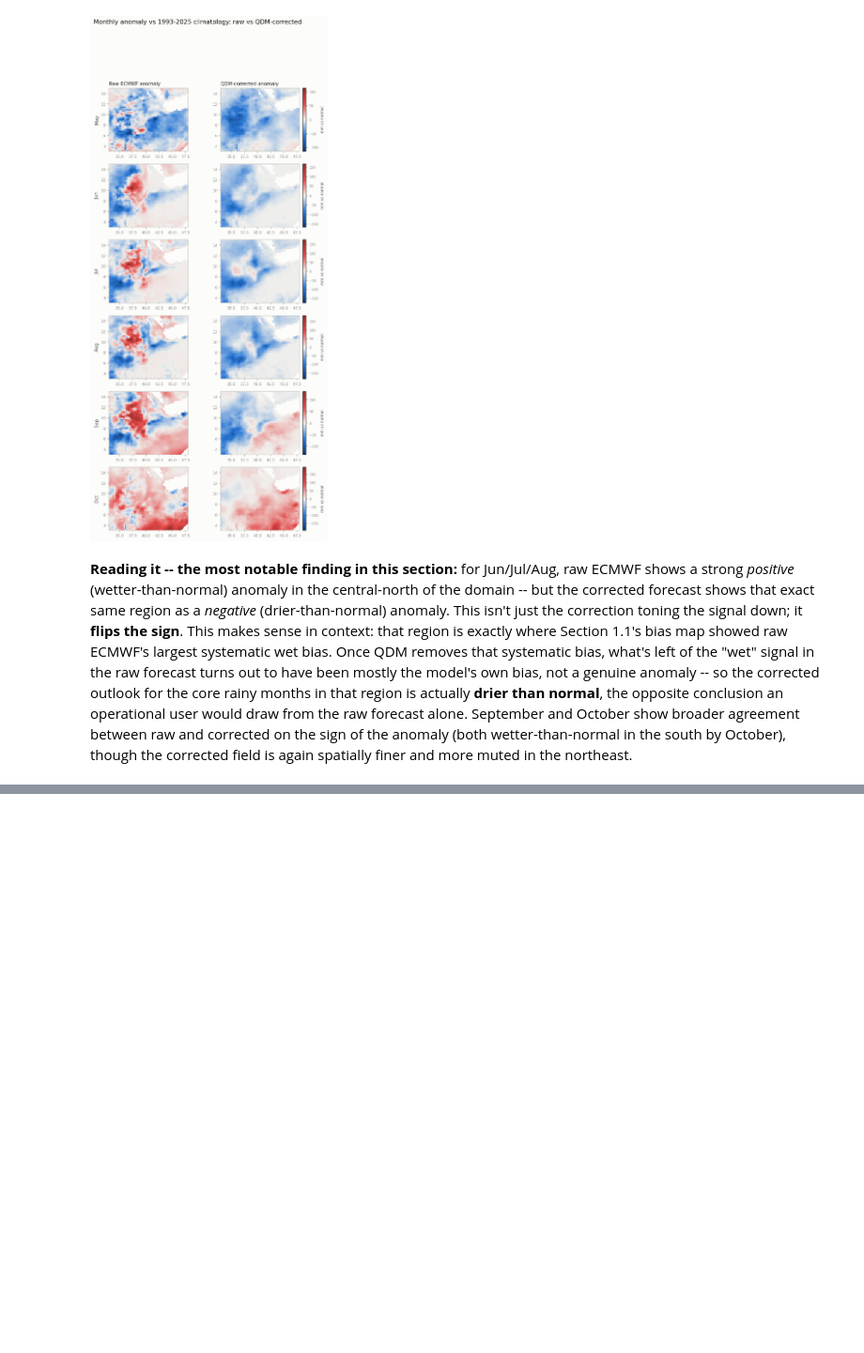
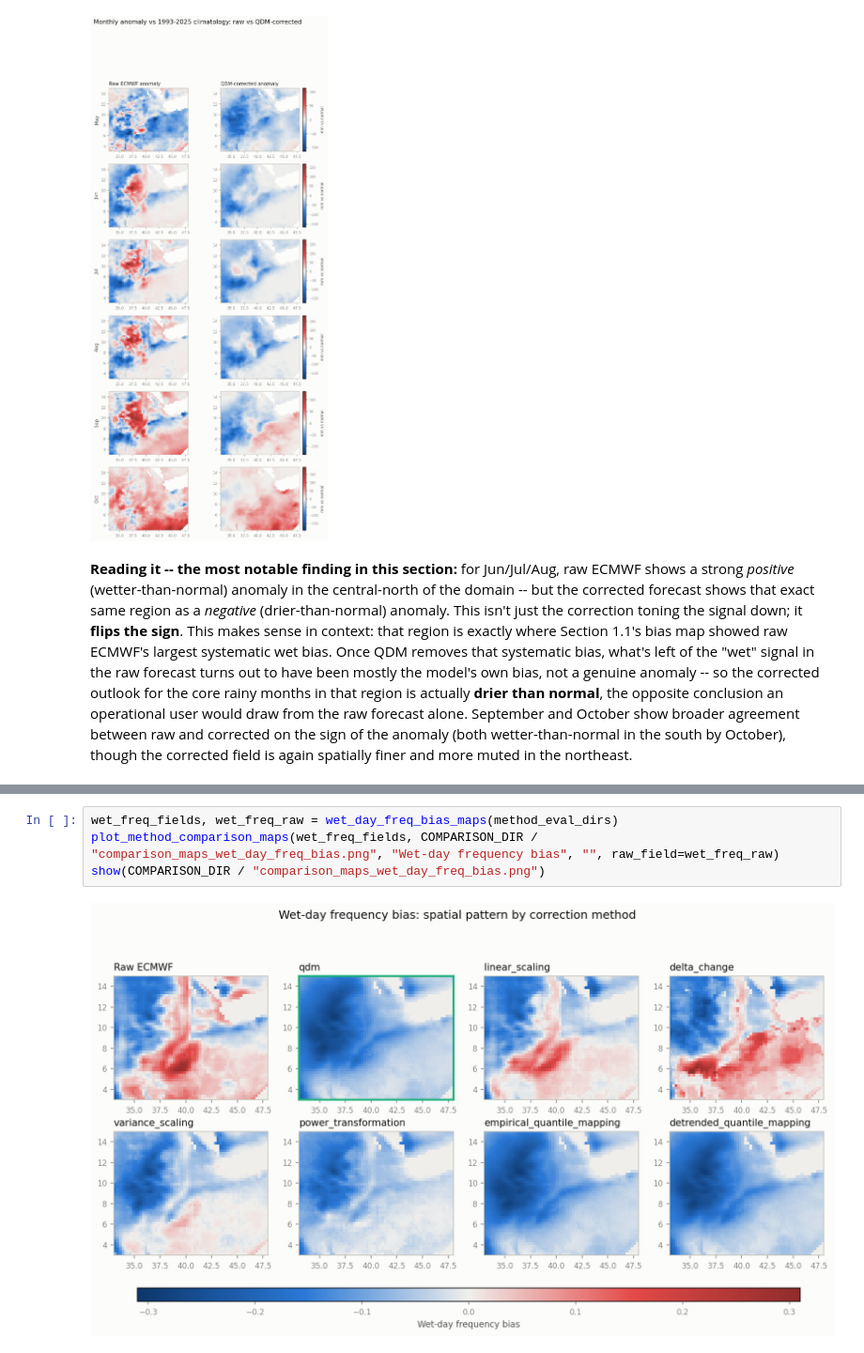
Before and after one commit to YonSci/sbc-qdm, a Jupyter notebook: notebooks/evaluation_report.ipynb, the cells around one changed output, grey strips where cells are left out. Shown at 94% size. Cells and saved outputs as stored; diff of their text form; blank space fills up the shorter version.

```diff
--- a/notebooks/evaluation_report.ipynb
+++ b/notebooks/evaluation_report.ipynb
@@ -776,0 +871,6 @@ more muted in the northeast.
+# %%
+wet_freq_fields, wet_freq_raw = wet_day_freq_bias_maps(method_eval_dirs)
+plot_method_comparison_maps(wet_freq_fields, COMPARISON_DIR / "comparison_maps_wet_day_freq_bias.png", "Wet-day frequency bias", "", raw_field=wet_freq_raw)
+show(COMPARISON_DIR / "comparison_maps_wet_day_freq_bias.png")
+# %% [output]
+[figure, added]
```
Also changed, not shown: parts of 9 cells of this notebook, 3 other files.
